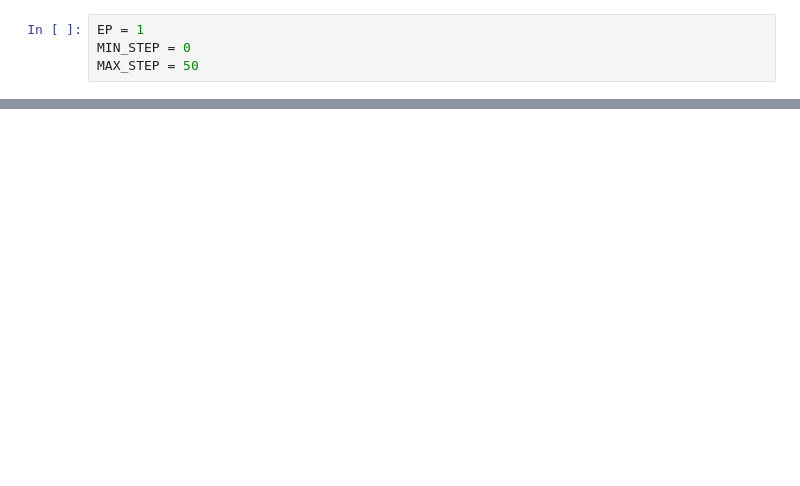
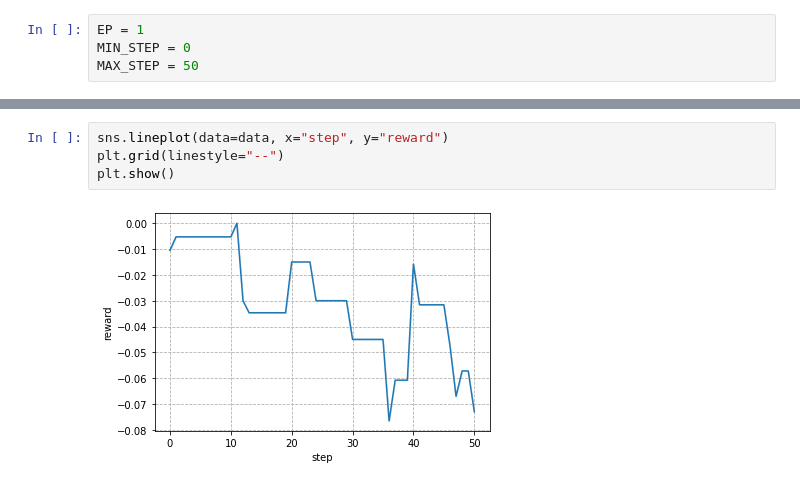
Before and after one commit to nathaniel-hudson/SUMO-FedRL, a Jupyter notebook: Temporary Notebook.ipynb, the cells around one changed output, grey strips where cells are left out. Saved outputs shown, nothing was run; the diff lists cells and outputs as text; blank space fills up the shorter version.

```diff
--- a/Temporary Notebook.ipynb
+++ b/Temporary Notebook.ipynb
@@ -68,0 +69,6 @@ plt.show()
+# %%
+sns.lineplot(data=data, x="step", y="reward")
+plt.grid(linestyle="--")
+plt.show()
+# %% [output]
+[figure, added]
```
Also changed, not shown: parts of 8 cells of this notebook, 5 other files.
